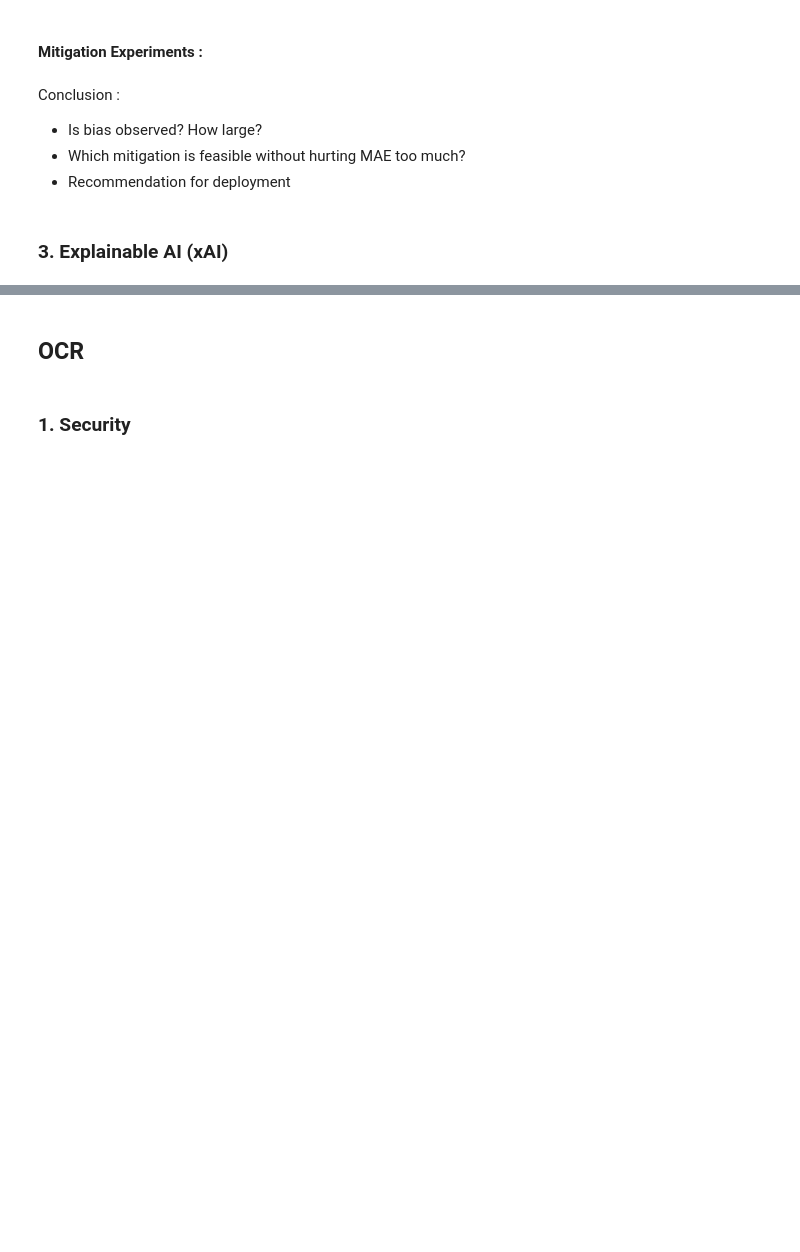
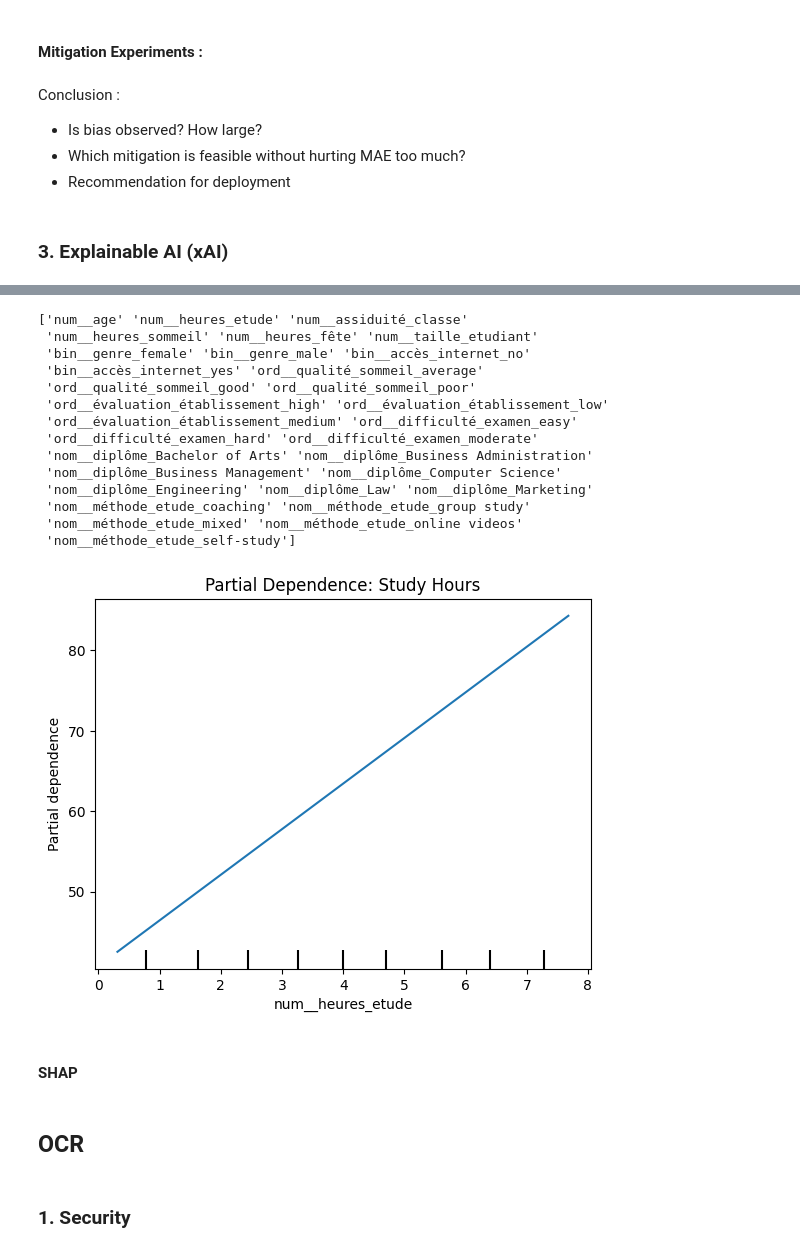
Before and after one commit to Muten-Roshi-Sama/MachineLearningLabs_4eiai40, a Jupyter notebook: Project2026/failure_prediction.ipynb, the cells around one changed output, grey strips where cells are left out. Cells and saved outputs as stored; diff of their text form; code cells hidden in the pictures; blank space fills up the shorter version.

Commit message:
SHAP, PDP and xAI.

```diff
--- a/Project2026/failure_prediction.ipynb
+++ b/Project2026/failure_prediction.ipynb
@@ -4894,0 +5147,16 @@ Conclusion :
+# %%
+import eli5
+from eli5.sklearn import PermutationImportance
+
+
+
+# SINGLE Encoded dataset
+X_valid__single_encoded = dataset["single_encoded"]["X_valid"]
+feature_names = dataset["single_encoded"]["feature_names"]
+
+# Linear Regression
+model_lg = LG_MODEL_SG["model"]
+
+
+perm = PermutationImportance(model, random_state=1).fit(X_valid__single_encoded, y_valid)
+eli5.show_weights(perm, feature_names = feature_names)
@@ -4895,3 +5216,51 @@ Conclusion :
+# %%
+from matplotlib import pyplot as plt
+from sklearn.inspection import PartialDependenceDisplay
+
+
+print(feature_names)
+
+
+X_valid = X_valid__single_encoded
+model = model_lg
+
+
+# 1D PDP for heures_etude (numerical feature)
+feat_name = 'num__heures_etude'   # adjust name to match your encoding
+PartialDependenceDisplay.from_estimator(model, X_valid, [feat_name], feature_names=feature_names)
+plt.title('Partial Dependence: Study Hours')
+plt.show()
+
+# 1D PDP for assiduité_classe
+feat_name = 'num__assiduité_classe'
+PartialDependenceDisplay.from_estimator(model, X_valid, [feat_name], feature_names=feature_names)
+plt.title('Partial Dependence: Class Attendance')
+plt.show()
+
+# 2D PDP for interaction between study hours and attendance
+features_2d = [('num__heures_etude', 'num__assiduité_classe')]
+fig, ax = plt.subplots(figsize=(8, 6))
+PartialDependenceDisplay.from_estimator(model, X_valid, features_2d, ax=ax, feature_names=feature_names)
+plt.title('Joint Effect: Study Hours vs. Attendance')
+plt.show()
+# %% [output]
+['num__age' 'num__heures_etude' 'num__assiduité_classe'
+ 'num__heures_sommeil' 'num__heures_fête' 'num__taille_etudiant'
+ 'bin__genre_female' 'bin__genre_male' 'bin__accès_internet_no'
+ 'bin__accès_internet_yes' 'ord__qualité_sommeil_average'
+ 'ord__qualité_sommeil_good' 'ord__qualité_sommeil_poor'
+ 'ord__évaluation_établissement_high' 'ord__évaluation_établissement_low'
+ 'ord__évaluation_établissement_medium' 'ord__difficulté_examen_easy'
+ 'ord__difficulté_examen_hard' 'ord__difficulté_examen_moderate'
+ 'nom__diplôme_Bachelor of Arts' 'nom__diplôme_Business Administration'
+ 'nom__diplôme_Business Management' 'nom__diplôme_Computer Science'
+ 'nom__diplôme_Engineering' 'nom__diplôme_Law' 'nom__diplôme_Marketing'
+ 'nom__méthode_etude_coaching' 'nom__méthode_etude_group study'
+ 'nom__méthode_etude_mixed' 'nom__méthode_etude_online videos'
+ 'nom__méthode_etude_self-study']
+[figure, added]
+# %% [markdown]
+#### SHAP
 # %% [markdown]
 ## OCR
 # %% [markdown]
```
Also changed, not shown: parts of 47 cells of this notebook, 1 other file.
